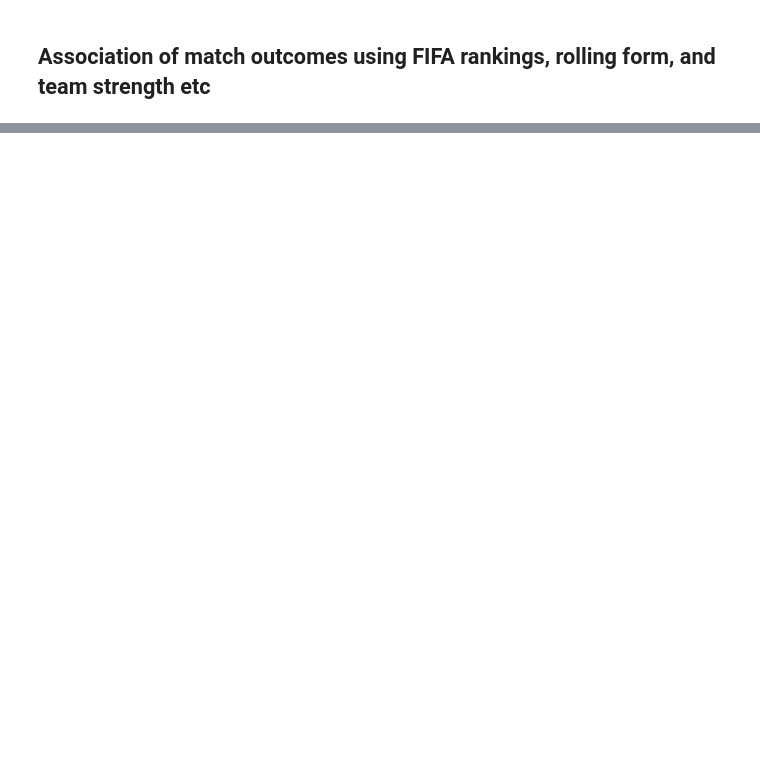
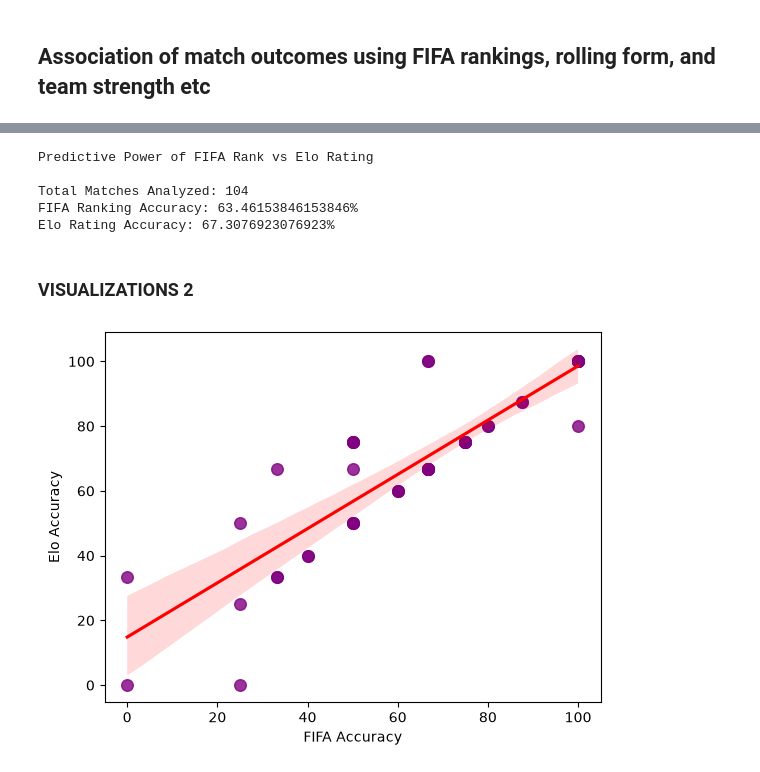
Before and after one commit to quantwothree/making-sense-of-FIFA, a Jupyter notebook: FIFA.ipynb, the cells around one changed output, grey strips where cells are left out. Cells and saved outputs as stored; diff of their text form; code cells hidden in the pictures; blank space fills up the shorter version.

```diff
--- a/FIFA.ipynb
+++ b/FIFA.ipynb
@@ -469,0 +524,15 @@ Fatigue indicator: Most Fouls = Seattle Stadium (Lumen Field) (12.125 fouls/game
+# %%
+# merge the away team's stats to the same table
+df_obj_D = pd.merge(
+    df_home_merged,
+    df_teams_cleaned[['team_id', 'team_name', 'fifa_ranking_pre_tournament', 'elo_rating']],
+    left_on='away_team_id',
+    right_on='team_id',
+    how='inner'
+).rename(columns={
+    'team_name': 'away_team',
+    'fifa_ranking_pre_tournament': 'away_fifa_rank',
+    'elo_rating': 'away_elo'
+}).drop(columns=['team_id'])
+
+display(df_obj_D)
@@ -469,0 +598,54 @@ Fatigue indicator: Most Fouls = Seattle Stadium (Lumen Field) (12.125 fouls/game
+# %%
+# check where the prediction matched reality
+fifa_correct = df_obj_D['winner'] == df_obj_D['fifa_favorite']
+elo_correct = df_obj_D['winner'] == df_obj_D['elo_favorite']
+
+# calculate the percentage
+fifa_accuracy = fifa_correct.mean() * 100
+elo_accuracy = elo_correct.mean() * 100
+
+print("Predictive Power of FIFA Rank vs Elo Rating\n")
+print(f"Total Matches Analyzed: {len(df_obj_D)}")
+print(f"FIFA Ranking Accuracy: {fifa_accuracy}%")
+print(f"Elo Rating Accuracy: {elo_accuracy}%")
+# %% [output]
+Predictive Power of FIFA Rank vs Elo Rating
+
+Total Matches Analyzed: 104
+FIFA Ranking Accuracy: 63.46153846153846%
+Elo Rating Accuracy: 67.3076923076923%
+# %% [markdown]
+### VISUALIZATIONS 2 ###
+# %%
+# get a list of every unique team in the tournament
+all_teams = pd.concat([df_obj_D['home_team'], df_obj_D['away_team']]).unique()
+
+# calculate the accuracy for each individual team
+team_data = []
+for team in all_teams:
+
+    team_filter = df_obj_D[(df_obj_D['home_team'] == team) | (df_obj_D['away_team'] == team)]
+
+    # calculate how often the rankings were right for this team
+    fifa_acc = (team_filter['winner'] == team_filter['fifa_favorite']).mean() * 100
+    elo_acc = (team_filter['winner'] == team_filter['elo_favorite']).mean() * 100
+
+    # save to  list
+    team_data.append({
+        'Team': team,
+        'FIFA Accuracy': fifa_acc,
+        'Elo Accuracy': elo_acc
+    })
+
+# convert the list into a data frame
+team_acc_df = pd.DataFrame(team_data)
+
+plot = sns.regplot(
+    data=team_acc_df,
+    x='FIFA Accuracy',
+    y='Elo Accuracy',
+    scatter_kws={'s': 70, 'color': 'purple'},
+    line_kws={'color': 'red', 'linestyle': '-'}
+)
+# %% [output]
+[figure, added]
```
Also changed, not shown: parts of 9 cells of this notebook.
